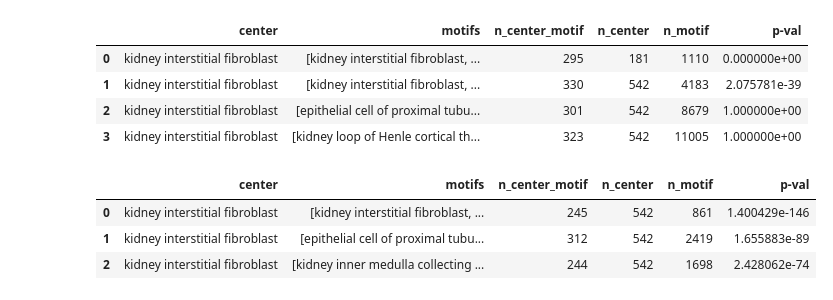
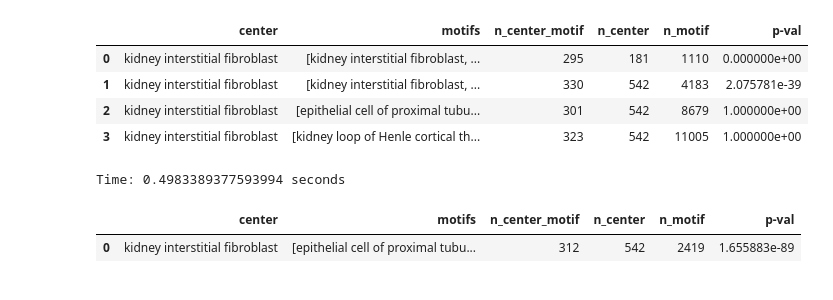
Before and after one commit to ShaokunAn/Spatial-Query, a Jupyter notebook: multi_spatial_query.ipynb, the cells around one changed output. Drawn from its saved outputs; the diff is of its cells as text; code cells hidden in the pictures.

```diff
--- a/multi_spatial_query.ipynb
+++ b/multi_spatial_query.ipynb
@@ -127,14 +153,16 @@ enrich_res
 # %%
 ct_center = 'kidney interstitial fibroblast'
 max_dist = 100
 min_size = 4
 min_count = 10
-min_support = 0.4
+min_support = 0.5
 
+start_time = time.time()
 enrich_res = tt.motif_enrichment_dist(ct=ct_center, max_dist=max_dist, min_support=min_support, dis_duplicates=False)
+end_time = time.time()
+print(f"Time: {end_time-start_time} seconds")
 enrich_res
 # %% [output]
+Time: 0.4983389377593994 seconds
 |  | center | motifs | n_center_motif | n_center | n_motif | p-val |
-| 0 | kidney interstitial fibroblast | [kidney interstitial fibroblast, ... | 245 | 542 | 861 | 1.400429e-146 |
-| 1 | kidney interstitial fibroblast | [epithelial cell of proximal tubu... | 312 | 542 | 2419 | 1.655883e-89 |
-| 2 | kidney interstitial fibroblast | [kidney inner medulla collecting ... | 244 | 542 | 1698 | 2.428062e-74 |
+| 0 | kidney interstitial fibroblast | [epithelial cell of proximal tubu... | 312 | 542 | 2419 | 1.655883e-89 |
```
Also changed, not shown: parts of 6 cells of this notebook, 2 other files.
